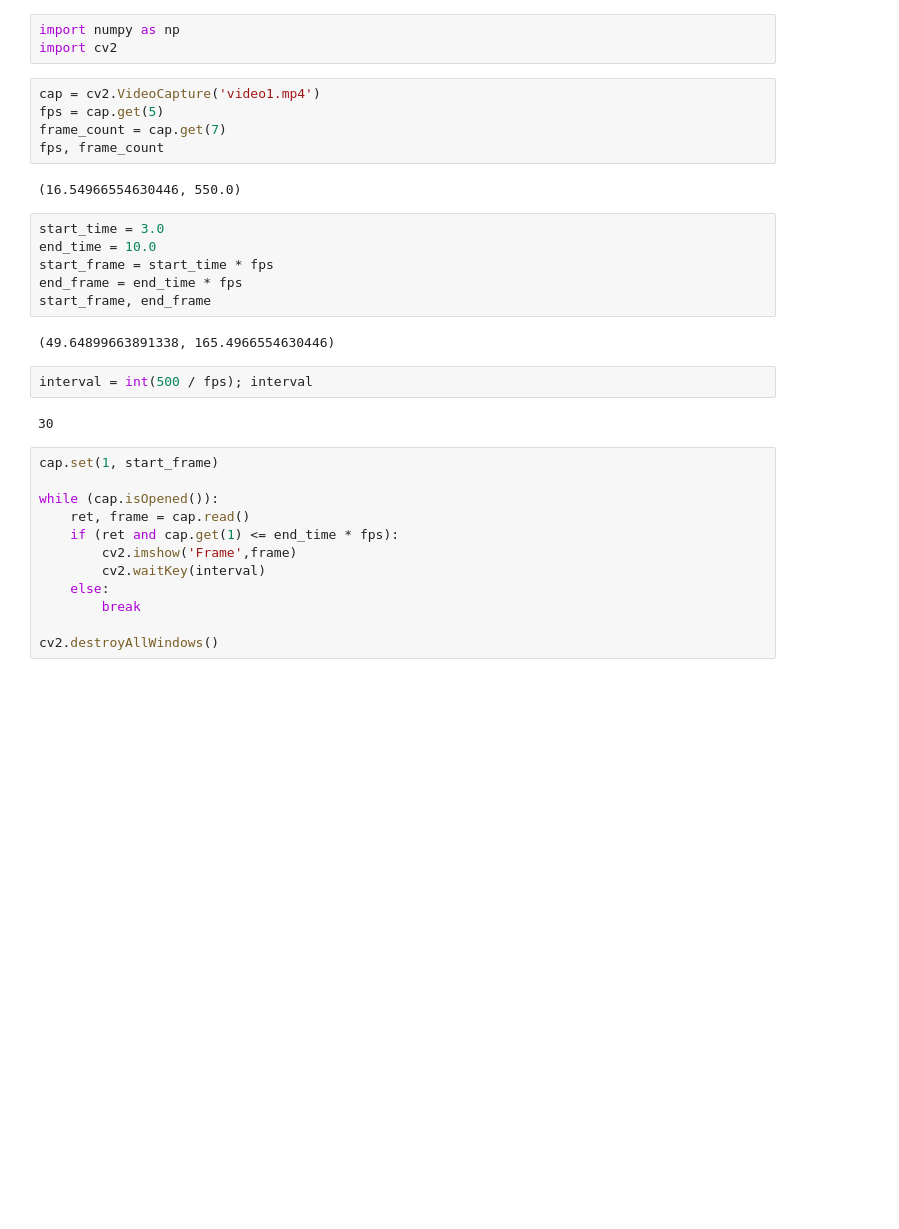
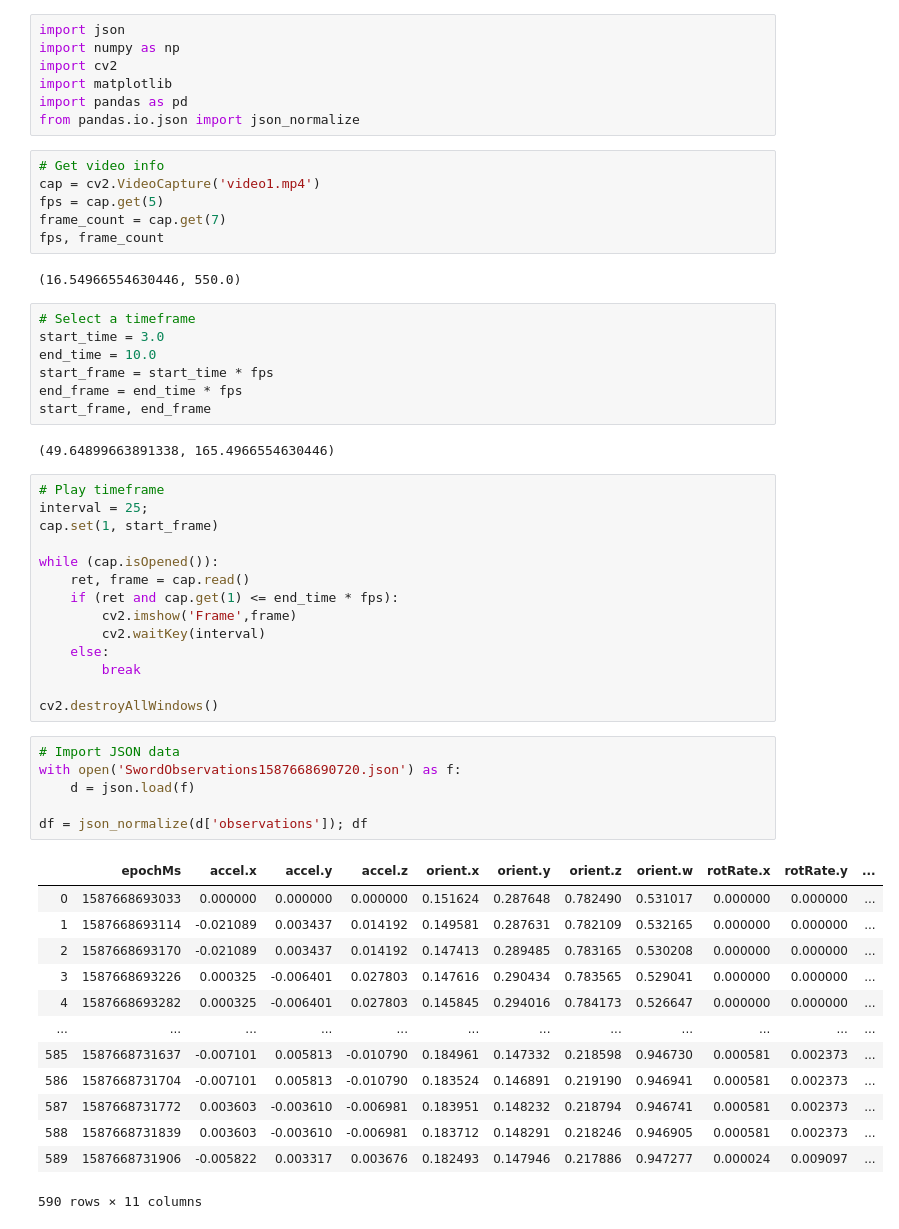
Before and after one commit to equinlan/oberhau-analysis, a Jupyter notebook: analysis.ipynb, the cells around one changed output. Saved outputs shown, nothing was run; the diff lists cells and outputs as text; blank space fills up the shorter version.

Commit message:
Capture video with metadata.

```diff
--- a/analysis.ipynb
+++ b/analysis.ipynb
@@ -1,7 +1,12 @@
 # %%
+import json
 import numpy as np
 import cv2
+import matplotlib
+import pandas as pd
+from pandas.io.json import json_normalize
 # %%
+# Get video info
 cap = cv2.VideoCapture('video1.mp4')
 fps = cap.get(5)
 frame_count = cap.get(7)
@@ -9,6 +14,7 @@ fps, frame_count
 # %% [output]
 (16.54966554630446, 550.0)
 # %%
+# Select a timeframe
 start_time = 3.0
 end_time = 10.0
 start_frame = start_time * fps
@@ -16,11 +22,9 @@ end_frame = end_time * fps
 start_frame, end_frame
 # %% [output]
 (49.64899663891338, 165.4966554630446)
-# %%
-interval = int(500 / fps); interval
-# %% [output]
-30
 # %%
+# Play timeframe
+interval = 25;
 cap.set(1, start_frame)
 
 while (cap.isOpened()):
@@ -32,3 +36,23 @@ while (cap.isOpened()):
         break
 
 cv2.destroyAllWindows()
+# %%
+# Import JSON data
+with open('SwordObservations1587668690720.json') as f:
+    d = json.load(f)
+
+df = json_normalize(d['observations']); df
+# %% [output]
+|  | epochMs | accel.x | accel.y | accel.z | orient.x | orient.y | orient.z | orient.w | rotRate.x | rotRate.y | ... |
+| 0 | 1587668693033 | 0.000000 | 0.000000 | 0.000000 | 0.151624 | 0.287648 | 0.782490 | 0.531017 | 0.000000 | 0.000000 | ... |
+| 1 | 1587668693114 | -0.021089 | 0.003437 | 0.014192 | 0.149581 | 0.287631 | 0.782109 | 0.532165 | 0.000000 | 0.000000 | ... |
+| 2 | 1587668693170 | -0.021089 | 0.003437 | 0.014192 | 0.147413 | 0.289485 | 0.783165 | 0.530208 | 0.000000 | 0.000000 | ... |
+| 3 | 1587668693226 | 0.000325 | -0.006401 | 0.027803 | 0.147616 | 0.290434 | 0.783565 | 0.529041 | 0.000000 | 0.000000 | ... |
+| 4 | 1587668693282 | 0.000325 | -0.006401 | 0.027803 | 0.145845 | 0.294016 | 0.784173 | 0.526647 | 0.000000 | 0.000000 | ... |
+| ... | ... | ... | ... | ... | ... | ... | ... | ... | ... | ... | ... |
+| 585 | 1587668731637 | -0.007101 | 0.005813 | -0.010790 | 0.184961 | 0.147332 | 0.218598 | 0.946730 | 0.000581 | 0.002373 | ... |
+| 586 | 1587668731704 | -0.007101 | 0.005813 | -0.010790 | 0.183524 | 0.146891 | 0.219190 | 0.946941 | 0.000581 | 0.002373 | ... |
+| 587 | 1587668731772 | 0.003603 | -0.003610 | -0.006981 | 0.183951 | 0.148232 | 0.218794 | 0.946741 | 0.000581 | 0.002373 | ... |
+| 588 | 1587668731839 | 0.003603 | -0.003610 | -0.006981 | 0.183712 | 0.148291 | 0.218246 | 0.946905 | 0.000581 | 0.002373 | ... |
+| 589 | 1587668731906 | -0.005822 | 0.003317 | 0.003676 | 0.182493 | 0.147946 | 0.217886 | 0.947277 | 0.000024 | 0.009097 | ... |
+590 rows × 11 columns
```
Also changed, not shown: parts of 1 cell of this notebook, 5 other files.
